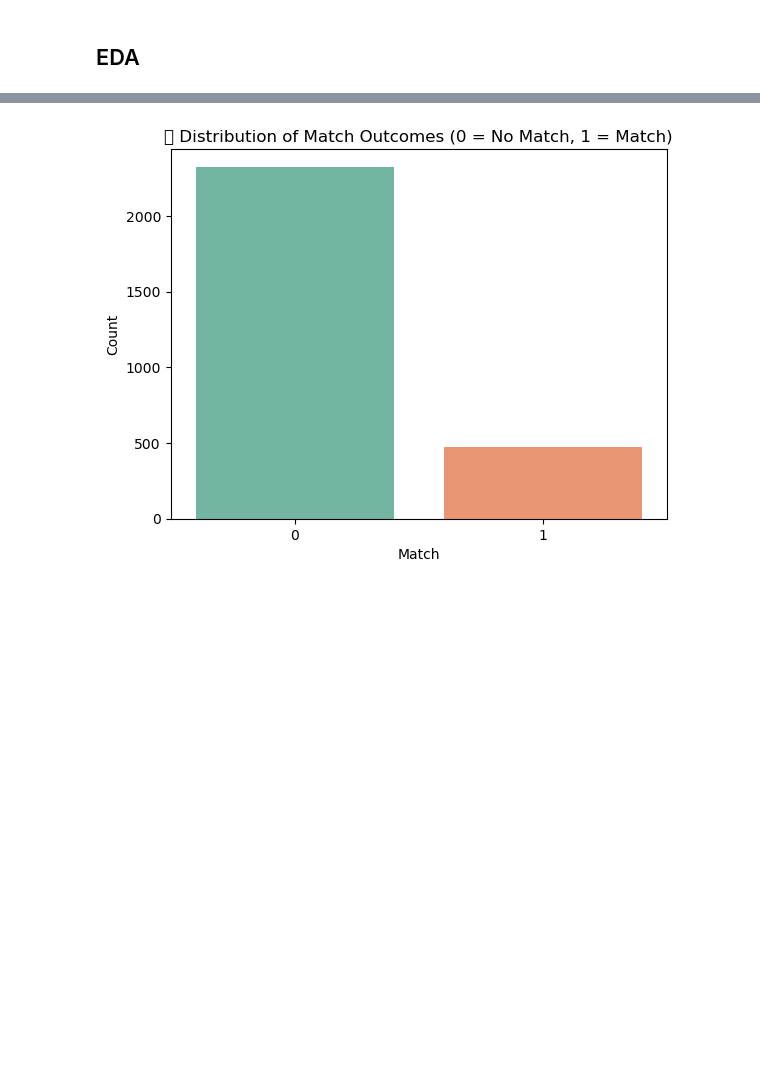
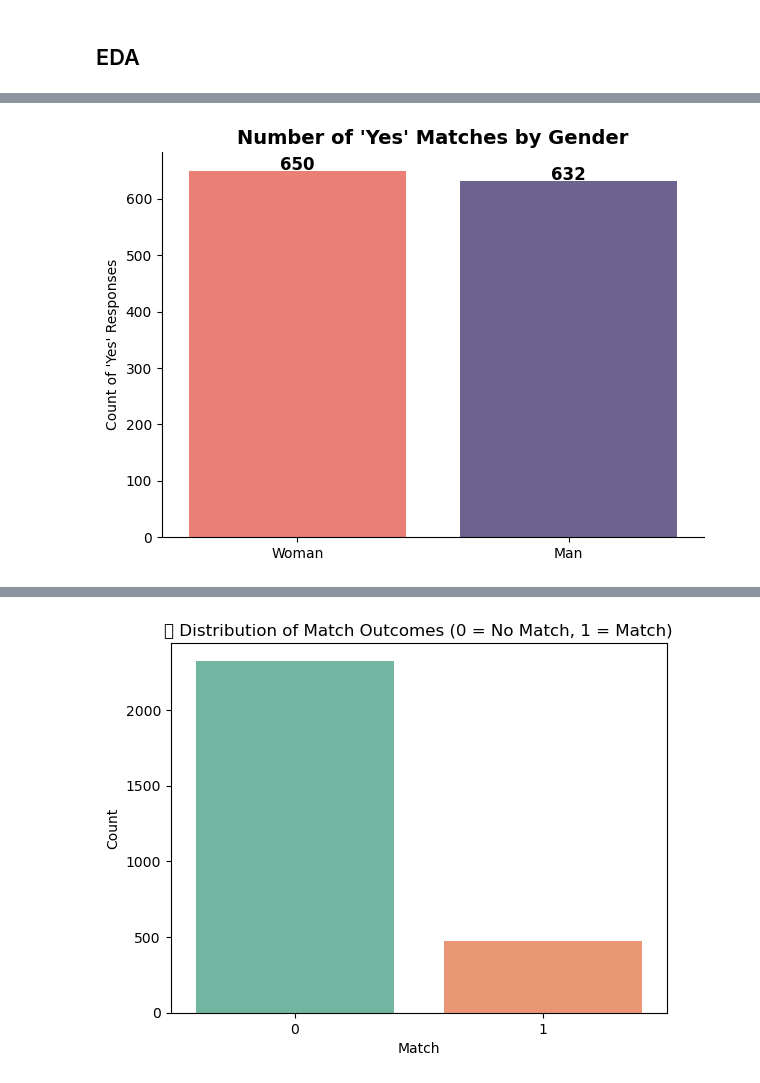
Before and after one commit to VAL-Jerono/HELLO_MATE_, a Jupyter notebook: Present.ipynb, the cells around one changed output, grey strips where cells are left out. Saved outputs shown, nothing was run; the diff lists cells and outputs as text; code cells hidden in the pictures; blank space fills up the shorter version.

Commit message:
perfect match

```diff
--- a/Present.ipynb
+++ b/Present.ipynb
@@ -305,3 +317,89 @@ Data columns (total 41 columns):
 dtypes: float64(36), int64(5)
 memory usage: 918.8 KB
 None
+# %%
+import pandas as pd
+import seaborn as sns
+import matplotlib.pyplot as plt
+
+
+
+# Filter to only "Yes" matches
+yes_df = df[df['match'] == 1]
+
+# Count yes matches by gender
+yes_counts = yes_df['gender'].value_counts().reset_index()
+yes_counts.columns = ['Gender', 'Count']
+
+# Map gender names if needed
+gender_map = {'M': 'Man', 'F': 'Woman', 0: 'Man', 1: 'Woman'}
+yes_counts['Gender'] = yes_counts['Gender'].map(gender_map).fillna(yes_counts['Gender'])
+
+# Prettier colours
+custom_palette = {"Woman": "#FF6F61", "Man": "#6B5B95"}
+
+# Plot
+plt.figure(figsize=(7,5))
+sns.barplot(
+    data=yes_counts,
+    x='Gender',
+    y='Count',
+    palette=custom_palette
+)
+
+# Annotate
+for i, row in yes_counts.iterrows():
+    plt.text(i, row['Count'] + 1, f"{row['Count']:,}", ha='center', fontsize=12, weight='bold')
+
+plt.title("Number of 'Yes' Matches by Gender", fontsize=14, weight='bold')
+plt.ylabel("Count of 'Yes' Responses")
+plt.xlabel("")
+sns.despine()
+
+plt.show()
+
+# Print difference
+diff = yes_counts.loc[yes_counts['Gender'] == 'Woman', 'Count'].values[0] - \
+       yes_counts.loc[yes_counts['Gender'] == 'Man', 'Count'].values[0]
+print(f"Difference (Women - Men): {diff} 'Yes' matches")
+
+# Filter to only "Yes" matches
+yes_df = df_love[df['match'] == 1]
+
+# Count yes matches by gender
+yes_counts = yes_df['gender'].value_counts().reset_index()
+yes_counts.columns = ['Gender', 'Count']
+
+# Map gender names if needed
+gender_map = {'M': 'Man', 'F': 'Woman', 0: 'Man', 1: 'Woman'}
+yes_counts['Gender'] = yes_counts['Gender'].map(gender_map).fillna(yes_counts['Gender'])
+
+# Prettier colours
+custom_palette = {"Woman": "#FF6F61", "Man": "#6B5B95"}
+
+# Plot
+plt.figure(figsize=(7,5))
+sns.barplot(
+    data=yes_counts,
+    x='Gender',
+    y='Count',
+    palette=custom_palette
+)
+
+# Annotate
+for i, row in yes_counts.iterrows():
+    plt.text(i, row['Count'] + 1, f"{row['Count']:,}", ha='center', fontsize=12, weight='bold')
+
+plt.title("Number of 'Yes' Matches by Gender", fontsize=14, weight='bold')
+plt.ylabel("Count of 'Yes' Responses")
+plt.xlabel("")
+sns.despine()
+
+plt.show()
+
+# Print difference
+diff = yes_counts.loc[yes_counts['Gender'] == 'Woman', 'Count'].values[0] - \
+       yes_counts.loc[yes_counts['Gender'] == 'Man', 'Count'].values[0]
+print(f"Difference (Women - Men): {diff} 'Yes' matches")
+# %% [output]
+[figure, added]
```
Also changed, not shown: parts of 4 cells of this notebook, 13 other files.
